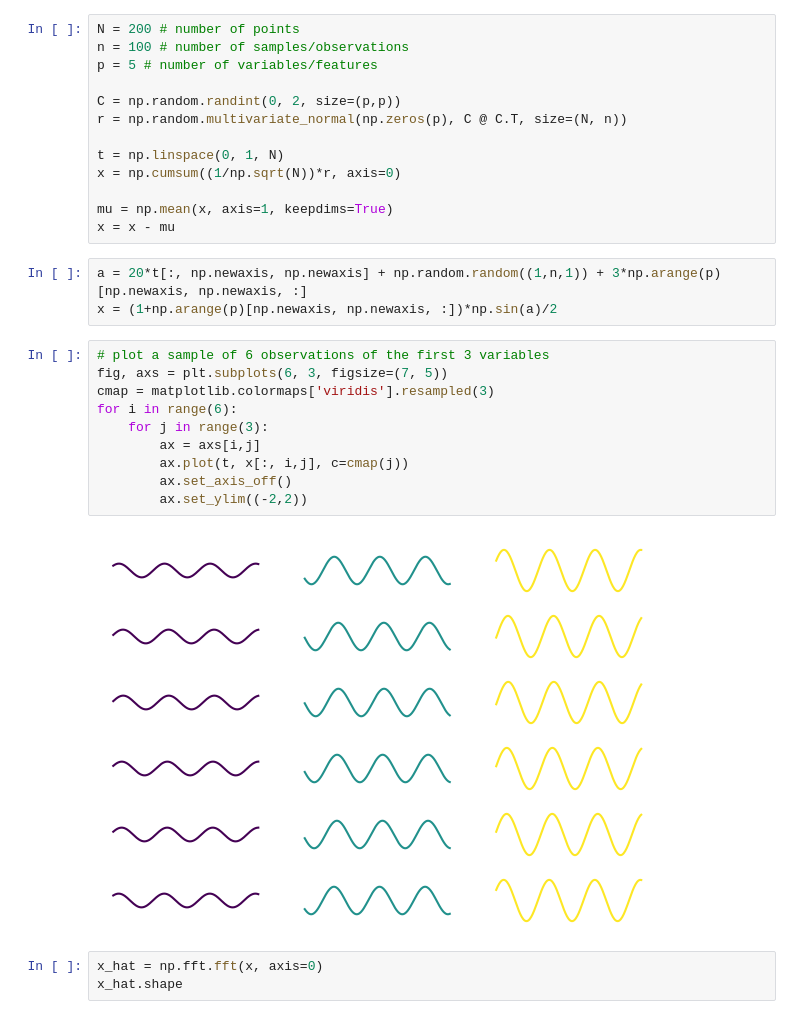
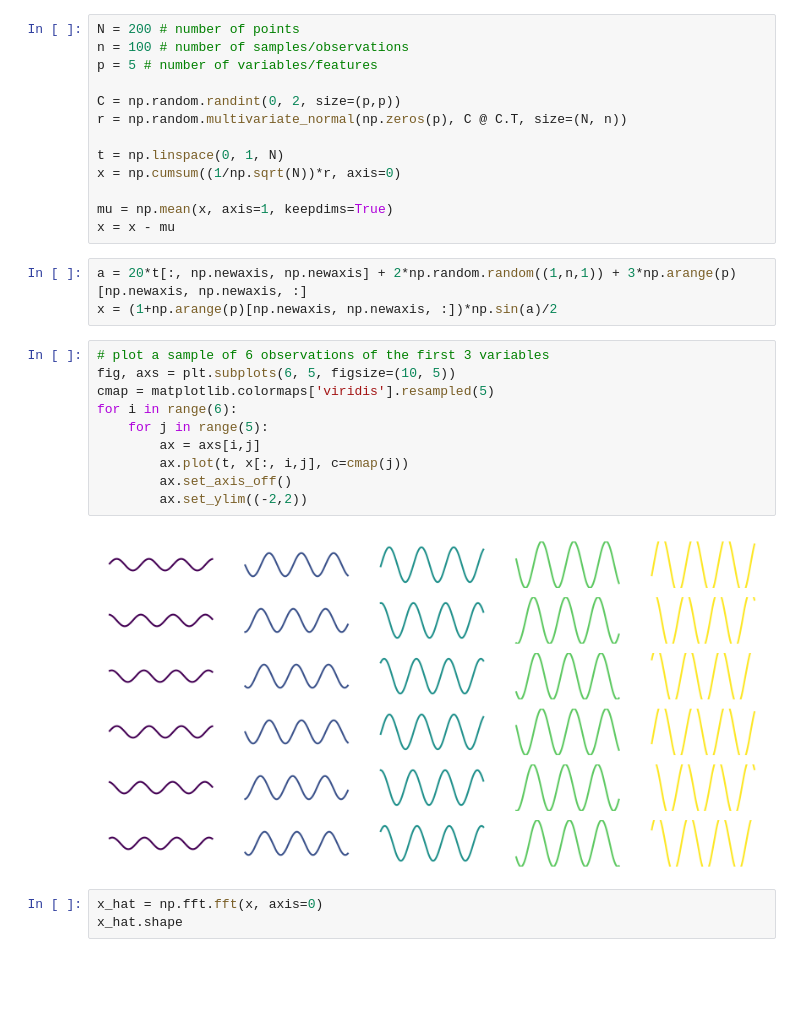
Before and after one commit to dani2442/Functional-Data-Analysis, a Jupyter notebook: notebooks/ffpca.ipynb, the cells around one changed output. Saved outputs shown, nothing was run; the diff lists cells and outputs as text; blank space fills up the shorter version.

```diff
--- a/notebooks/ffpca.ipynb
+++ b/notebooks/ffpca.ipynb
@@ -16,20 +16,20 @@ x = np.cumsum((1/np.sqrt(N))*r, axis=0)
 mu = np.mean(x, axis=1, keepdims=True)
 x = x - mu
 # %%
-a = 20*t[:, np.newaxis, np.newaxis] + np.random.random((1,n,1)) + 3*np.arange(p)[np.newaxis, np.newaxis, :]
+a = 20*t[:, np.newaxis, np.newaxis] + 2*np.random.random((1,n,1)) + 3*np.arange(p)[np.newaxis, np.newaxis, :]
 x = (1+np.arange(p)[np.newaxis, np.newaxis, :])*np.sin(a)/2
 # %%
 # plot a sample of 6 observations of the first 3 variables
-fig, axs = plt.subplots(6, 3, figsize=(7, 5))
-cmap = matplotlib.colormaps['viridis'].resampled(3)
+fig, axs = plt.subplots(6, 5, figsize=(10, 5))
+cmap = matplotlib.colormaps['viridis'].resampled(5)
 for i in range(6):
-    for j in range(3):
+    for j in range(5):
         ax = axs[i,j]
         ax.plot(t, x[:, i,j], c=cmap(j))
         ax.set_axis_off()
         ax.set_ylim((-2,2))
 # %% [output]
-[figure, old version]
+[figure, new version]
 # %%
 x_hat = np.fft.fft(x, axis=0)
 x_hat.shape
```
Also changed, not shown: parts of 12 cells of this notebook, 2 other files.
